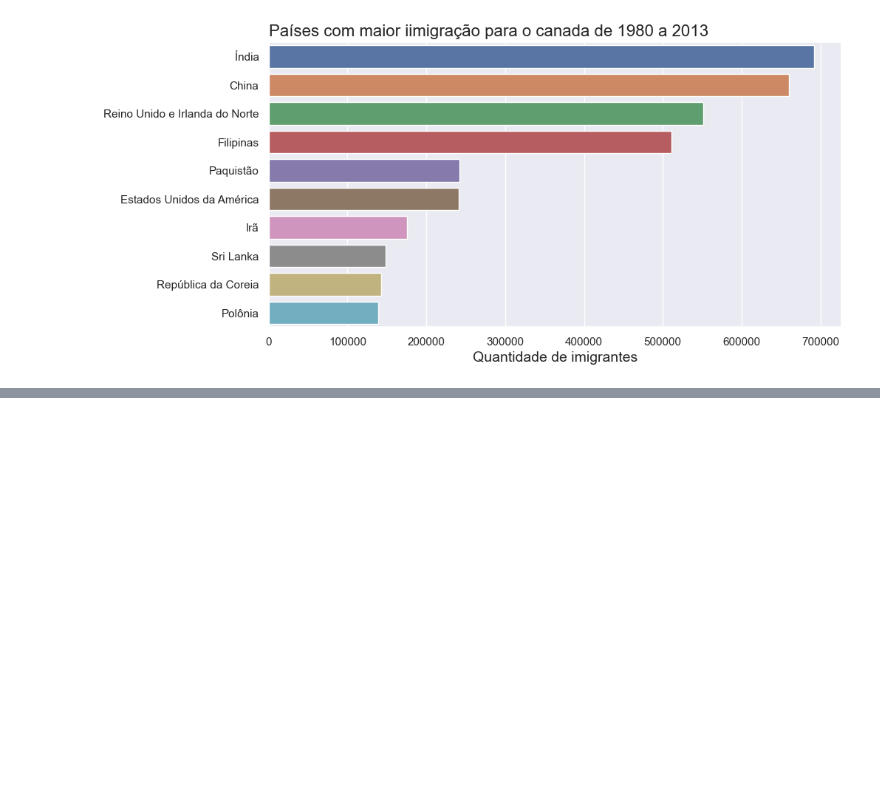
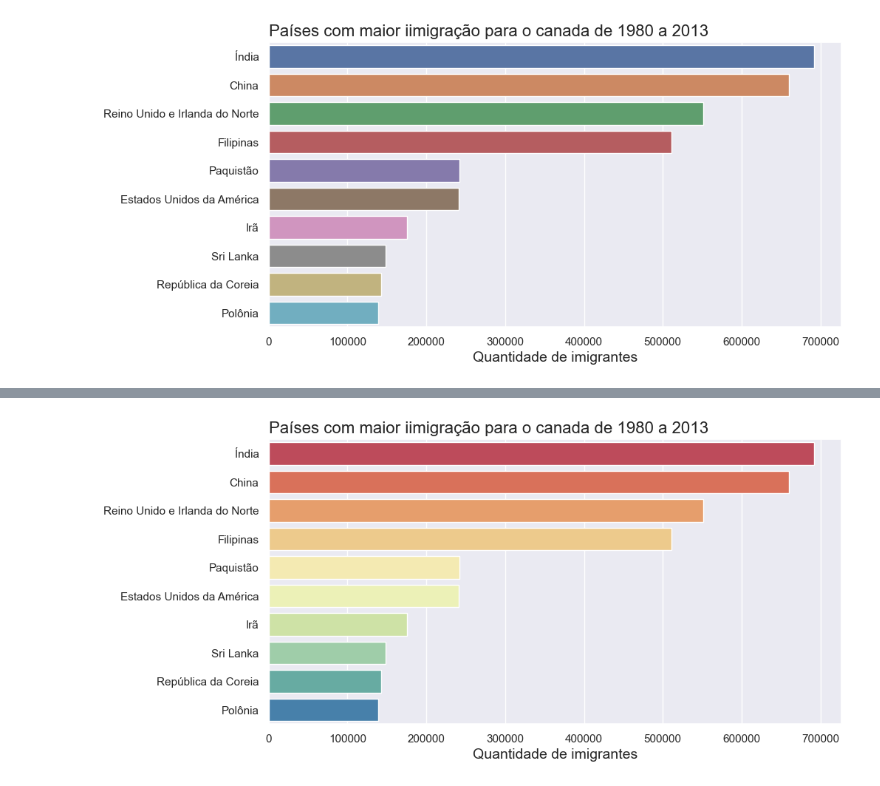
Before and after one commit to Marlon-Santiago/Alanisando_dados_Imigratorios_Canada, a Jupyter notebook: Imigrantes_canada_analise.ipynb, the cells around one changed output, grey strips where cells are left out. Cells and saved outputs as stored; diff of their text form; code cells hidden in the pictures; blank space fills up the shorter version.

```diff
--- a/Imigrantes_canada_analise.ipynb
+++ b/Imigrantes_canada_analise.ipynb
@@ -390,0 +413,4 @@ plt.show()
+# %%
+gerar_grafico_paleta('Spectral')
+# %% [output]
+[figure, added]
```
Also changed, not shown: parts of 20 cells of this notebook, 1 other file.
